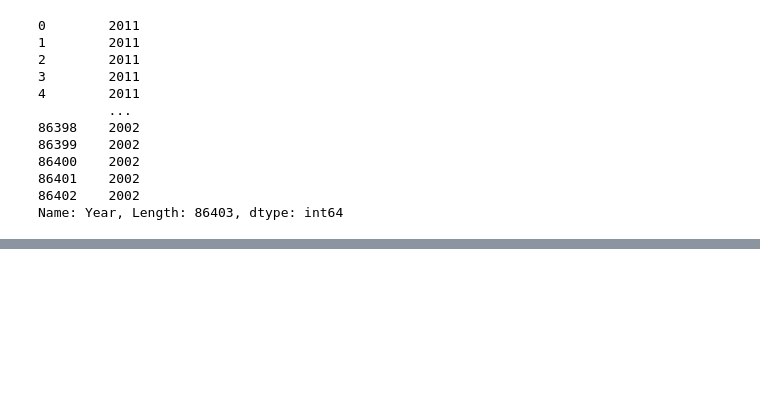
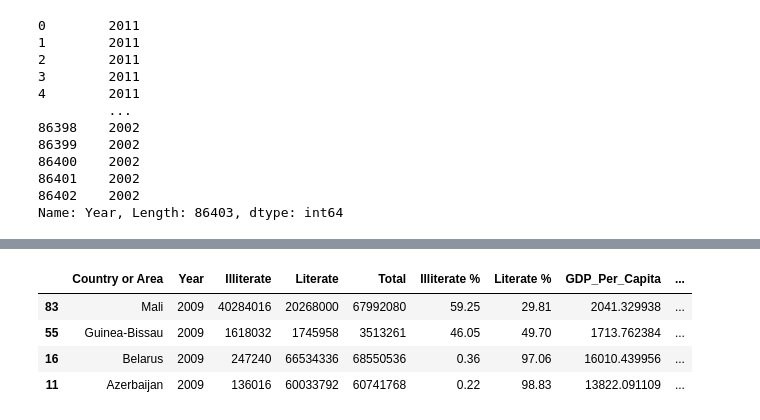
Before and after one commit to NSS-Data-Analytics-Cohort-7/gdp-and-internet-usage-HannahSolima, a Jupyter notebook: Notebook/UN Database Project.ipynb, the cells around one changed output, grey strips where cells are left out. Cells and saved outputs as stored; diff of their text form; code cells hidden in the pictures; blank space fills up the shorter version.

```diff
--- a/Notebook/UN Database Project.ipynb
+++ b/Notebook/UN Database Project.ipynb
@@ -1079,0 +1123,9 @@ NameError: name 'TBD' is not defined
+# %%
+sorted_09_gil = df_09_gil.sort_values(by='Illiterate %', ascending = False)
+sorted_09_gil
+# %% [output]
+|  | Country or Area | Year | Illiterate | Literate | Total | Illiterate % | Literate % | GDP_Per_Capita | ... |
+| 83 | Mali | 2009 | 40284016 | 20268000 | 67992080 | 59.25 | 29.81 | 2041.329938 | ... |
+| 55 | Guinea-Bissau | 2009 | 1618032 | 1745958 | 3513261 | 46.05 | 49.70 | 1713.762384 | ... |
+| 16 | Belarus | 2009 | 247240 | 66534336 | 68550536 | 0.36 | 97.06 | 16010.439956 | ... |
+| 11 | Azerbaijan | 2009 | 136016 | 60033792 | 60741768 | 0.22 | 98.83 | 13822.091109 | ... |
```
Also changed, not shown: parts of 67 cells of this notebook.
